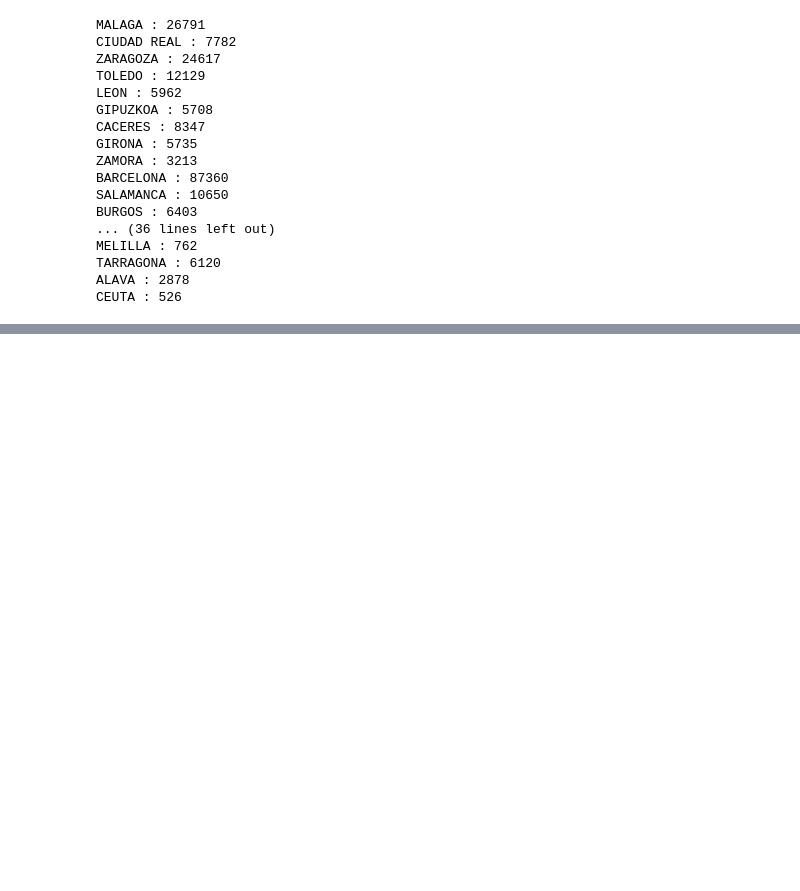
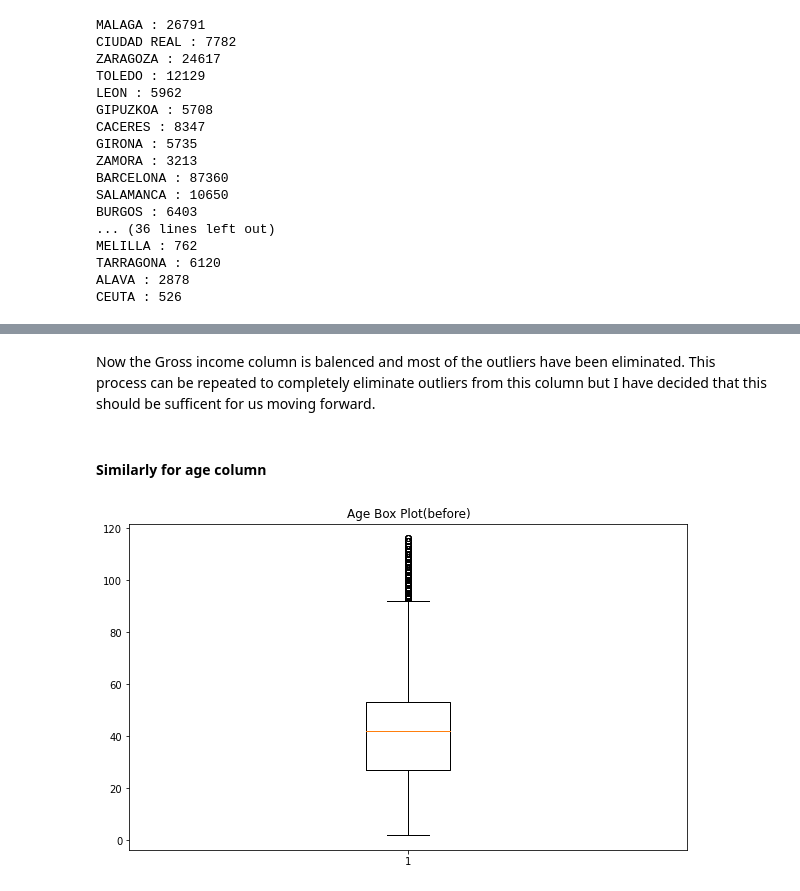
Before and after one commit to uthej12/Customer_Segmentation, a Jupyter notebook: EDA.ipynb, the cells around one changed output, grey strips where cells are left out. Drawn from its saved outputs; the diff is of its cells as text; code cells hidden in the pictures; blank space fills up the shorter version.

```diff
--- a/EDA.ipynb
+++ b/EDA.ipynb
@@ -259,0 +299,16 @@ CEUTA : 526
+# %% [markdown]
+Now the Gross income column is balenced and most of the outliers have been eliminated. This process can be repeated to completely eliminate outliers from this column but I have decided that this should be sufficent for us moving forward.
+# %% [markdown]
+#### Similarly for age column
+# %%
+fig,ax = plt.subplots()
+
+rects = ax.boxplot(df['Age'])
+fig.set_figheight(6)
+fig.set_figwidth(10)
+
+ax.set_title('Age Box Plot(before)')
+
+plt.show()
+# %% [output]
+[figure, added]
```
Also changed, not shown: parts of 15 cells of this notebook, 3 other files.
